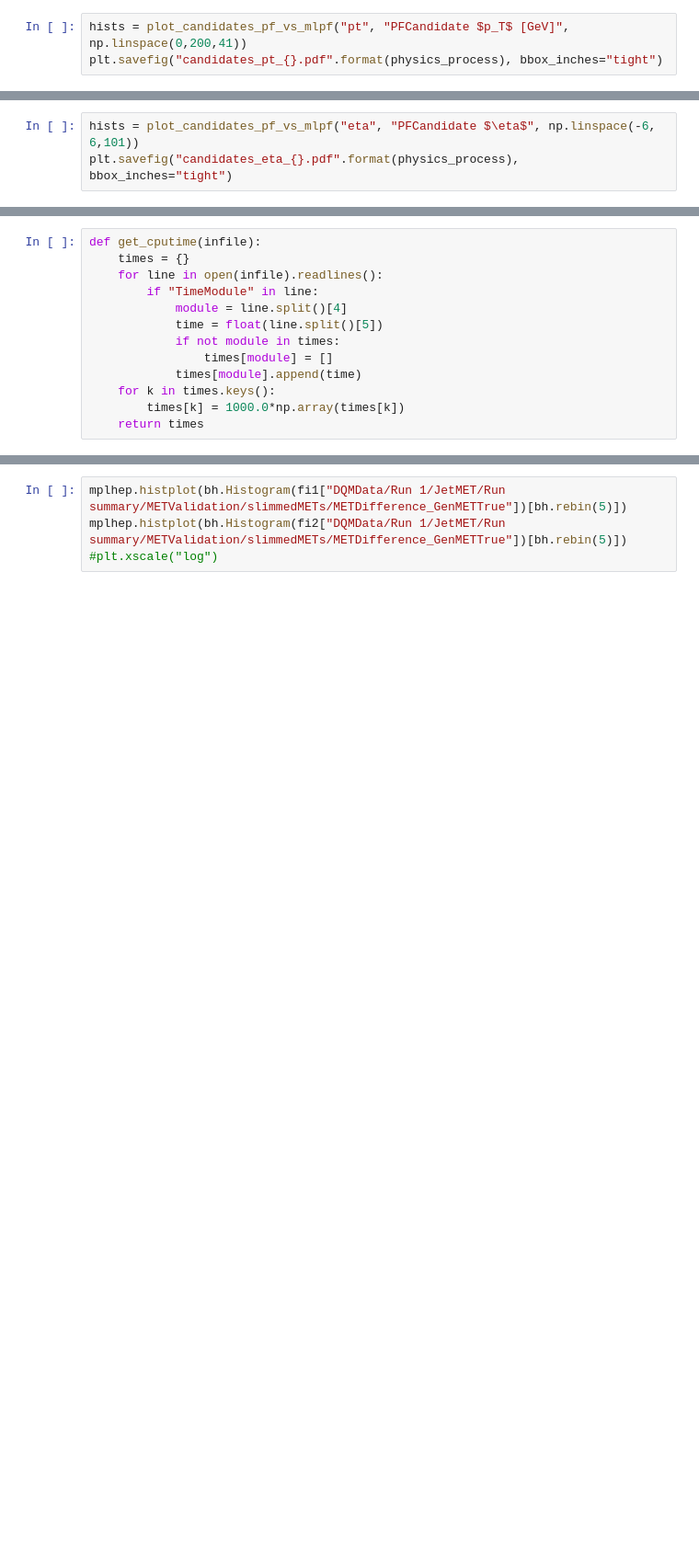
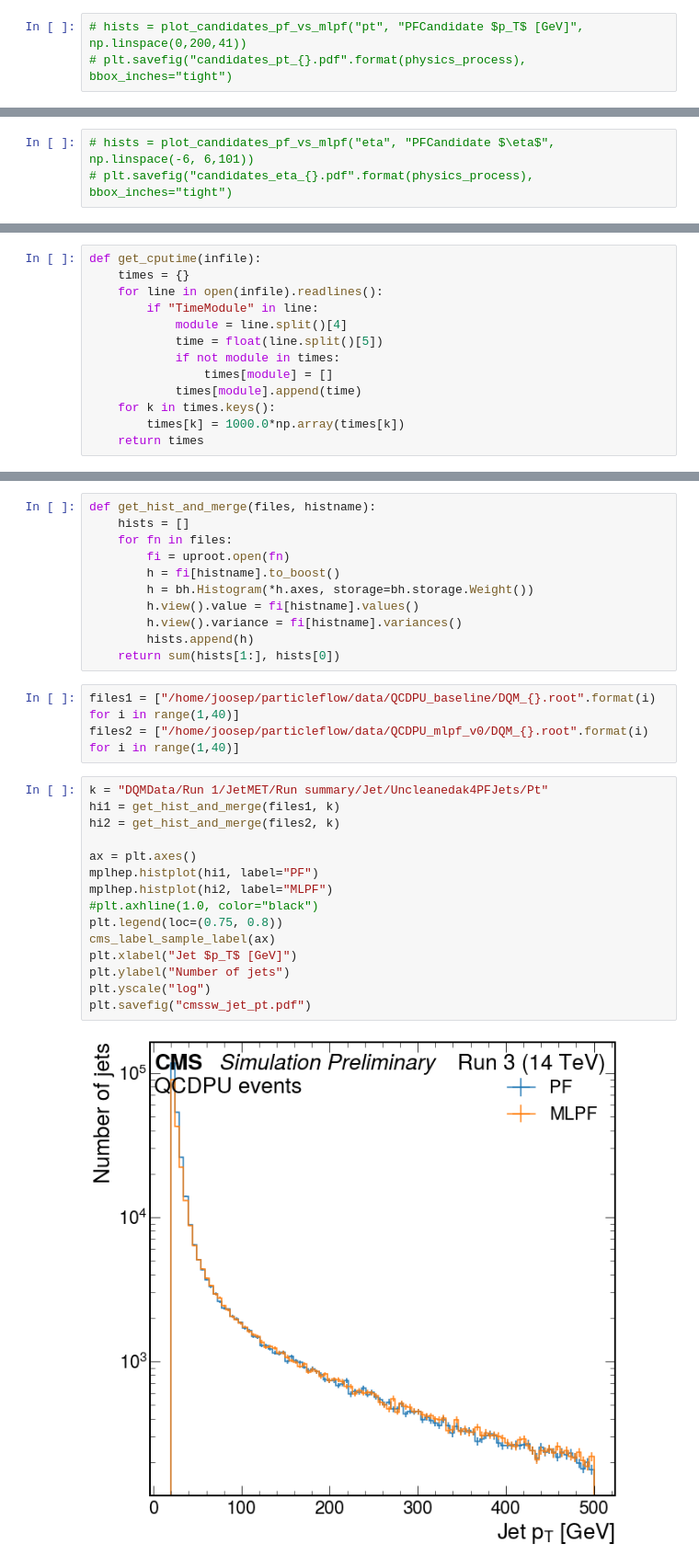
Before and after one commit to jpata/particleflow, a Jupyter notebook: notebooks/cmssw.ipynb, the cells around one changed output, grey strips where cells are left out. Shown at 92% size. Drawn from its saved outputs; the diff is of its cells as text; blank space fills up the shorter version.

```diff
--- a/notebooks/cmssw.ipynb
+++ b/notebooks/cmssw.ipynb
@@ -139,4 +147,4 @@ def plot_candidates_pf_vs_mlpf_single(hists, ncol=1):
 # %%
-hists = plot_candidates_pf_vs_mlpf("pt", "PFCandidate $p_T$ [GeV]", np.linspace(0,200,41))
-plt.savefig("candidates_pt_{}.pdf".format(physics_process), bbox_inches="tight")
+# hists = plot_candidates_pf_vs_mlpf("pt", "PFCandidate $p_T$ [GeV]", np.linspace(0,200,41))
+# plt.savefig("candidates_pt_{}.pdf".format(physics_process), bbox_inches="tight")
 # %%
@@ -147,4 +155,4 @@ plt.savefig("candidates_pt_single_{}.png".format(physics_process), dpi=400, bbox
 # %%
-hists = plot_candidates_pf_vs_mlpf("eta", "PFCandidate $\eta$", np.linspace(-6, 6,101))
-plt.savefig("candidates_eta_{}.pdf".format(physics_process), bbox_inches="tight")
+# hists = plot_candidates_pf_vs_mlpf("eta", "PFCandidate $\eta$", np.linspace(-6, 6,101))
+# plt.savefig("candidates_eta_{}.pdf".format(physics_process), bbox_inches="tight")
 # %%
@@ -435,4 +418,31 @@ for k in fi1.keys():
+# %%
+def get_hist_and_merge(files, histname):
+    hists = []
+    for fn in files:
+        fi = uproot.open(fn)
+        h = fi[histname].to_boost()
+        h = bh.Histogram(*h.axes, storage=bh.storage.Weight())
+        h.view().value = fi[histname].values()
+        h.view().variance = fi[histname].variances()
+        hists.append(h)
+    return sum(hists[1:], hists[0])
+# %%
+files1 = ["/home/joosep/particleflow/data/QCDPU_baseline/DQM_{}.root".format(i) for i in range(1,40)]
+files2 = ["/home/joosep/particleflow/data/QCDPU_mlpf_v0/DQM_{}.root".format(i) for i in range(1,40)]
 # %%
-mplhep.histplot(bh.Histogram(fi1["DQMData/Run 1/JetMET/Run summary/METValidation/slimmedMETs/METDifference_GenMETTrue"])[bh.rebin(5)])
-mplhep.histplot(bh.Histogram(fi2["DQMData/Run 1/JetMET/Run summary/METValidation/slimmedMETs/METDifference_GenMETTrue"])[bh.rebin(5)])
-#plt.xscale("log")
+k = "DQMData/Run 1/JetMET/Run summary/Jet/Uncleanedak4PFJets/Pt"
+hi1 = get_hist_and_merge(files1, k)
+hi2 = get_hist_and_merge(files2, k)
+
+ax = plt.axes()
+mplhep.histplot(hi1, label="PF")
+mplhep.histplot(hi2, label="MLPF")
+#plt.axhline(1.0, color="black")
+plt.legend(loc=(0.75, 0.8))
+cms_label_sample_label(ax)
+plt.xlabel("Jet $p_T$ [GeV]")
+plt.ylabel("Number of jets")
+plt.yscale("log")
+plt.savefig("cmssw_jet_pt.pdf")
+# %% [output]
+[figure, added]
```
Also changed, not shown: parts of 42 cells of this notebook, 4 other files.
